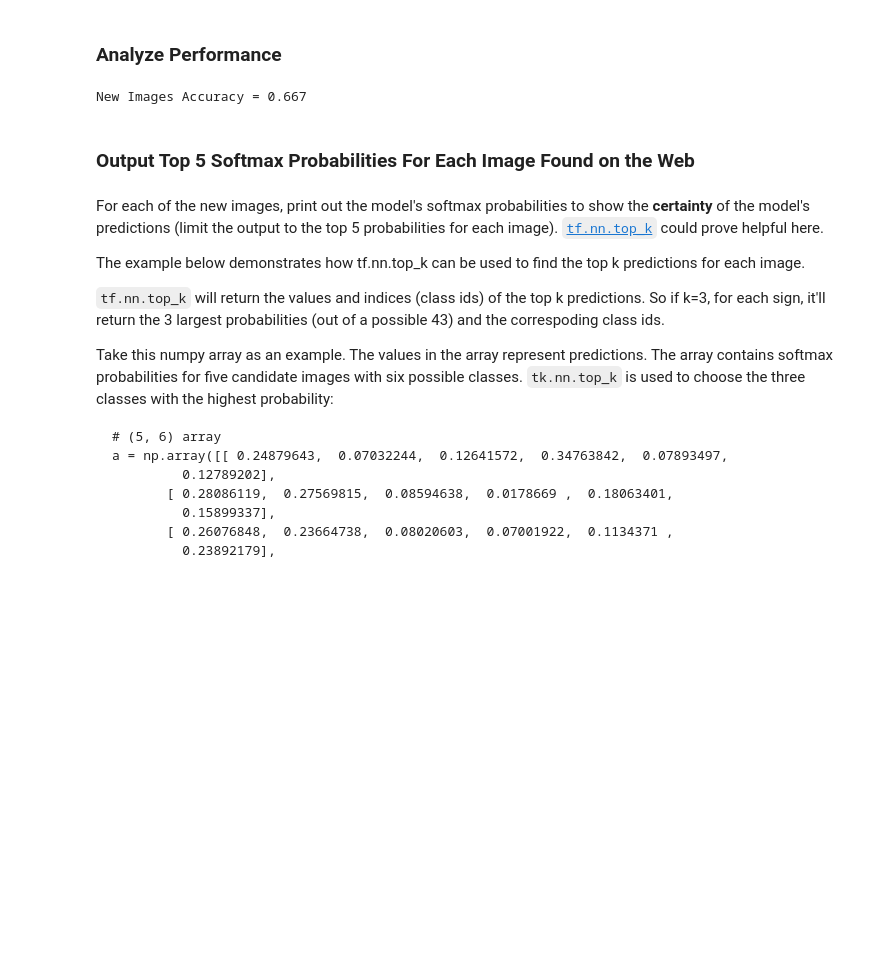
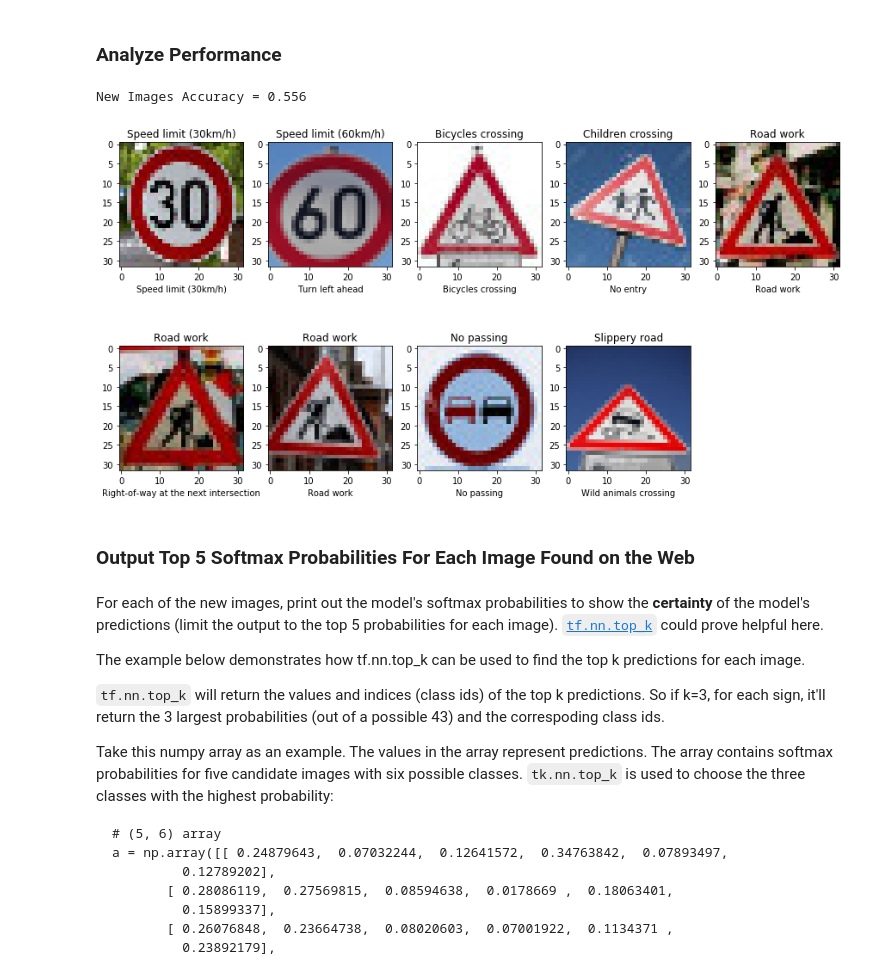
Before and after one commit to patrickmpoon/CarND-Traffic-Sign-Classifier-Project, a Jupyter notebook: Traffic_Sign_Classifier.ipynb, the cells around one changed output. Cells and saved outputs as stored; diff of their text form; code cells hidden in the pictures; blank space fills up the shorter version.

```diff
--- a/Traffic_Sign_Classifier.ipynb
+++ b/Traffic_Sign_Classifier.ipynb
@@ -498,15 +483,24 @@ New Images prediction = [ 1 38 29 17 25 30 25  9 23]
 # %%
 ### Calculate the accuracy for these 5 new images.
 ### For example, if the model predicted 1 out of 5 signs correctly, it's 20% accurate on these new images.
 
 with tf.Session() as sess:
     saver = tf.train.Saver()
     saver.restore(sess, model_file)
 
     new_images_accuracy = sess.run(accuracy_operation, feed_dict={x: X_new_images, y: y_new_images})
     print("New Images Accuracy = {:.3f}".format(new_images_accuracy))
+
+plt.figure(figsize=(15, 8))
+
+for i, image in enumerate(new_images, 1):
+    plt.subplot(math.ceil(len(new_images) / new_image_columns), new_image_columns, i)
+    plt.title(signs[y_new_images[i-1]])
+    plt.xlabel(signs[predictions[i-1]])
+    plt.imshow(image)
 # %% [output]
-New Images Accuracy = 0.667
+New Images Accuracy = 0.556
+[figure, added]
 # %% [markdown]
 ### Output Top 5 Softmax Probabilities For Each Image Found on the Web
 # %% [markdown]
```
Also changed, not shown: parts of 8 cells of this notebook.
